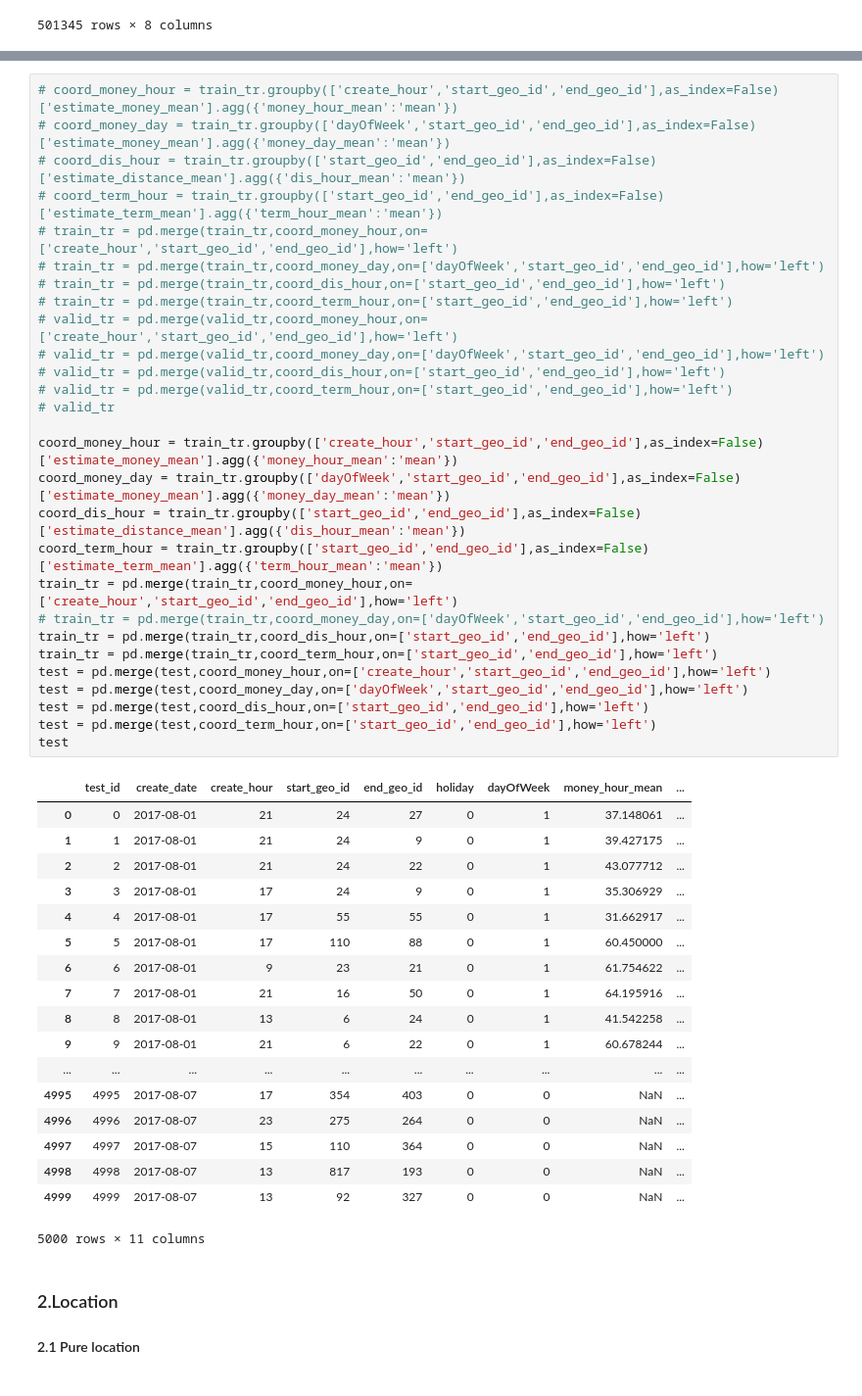
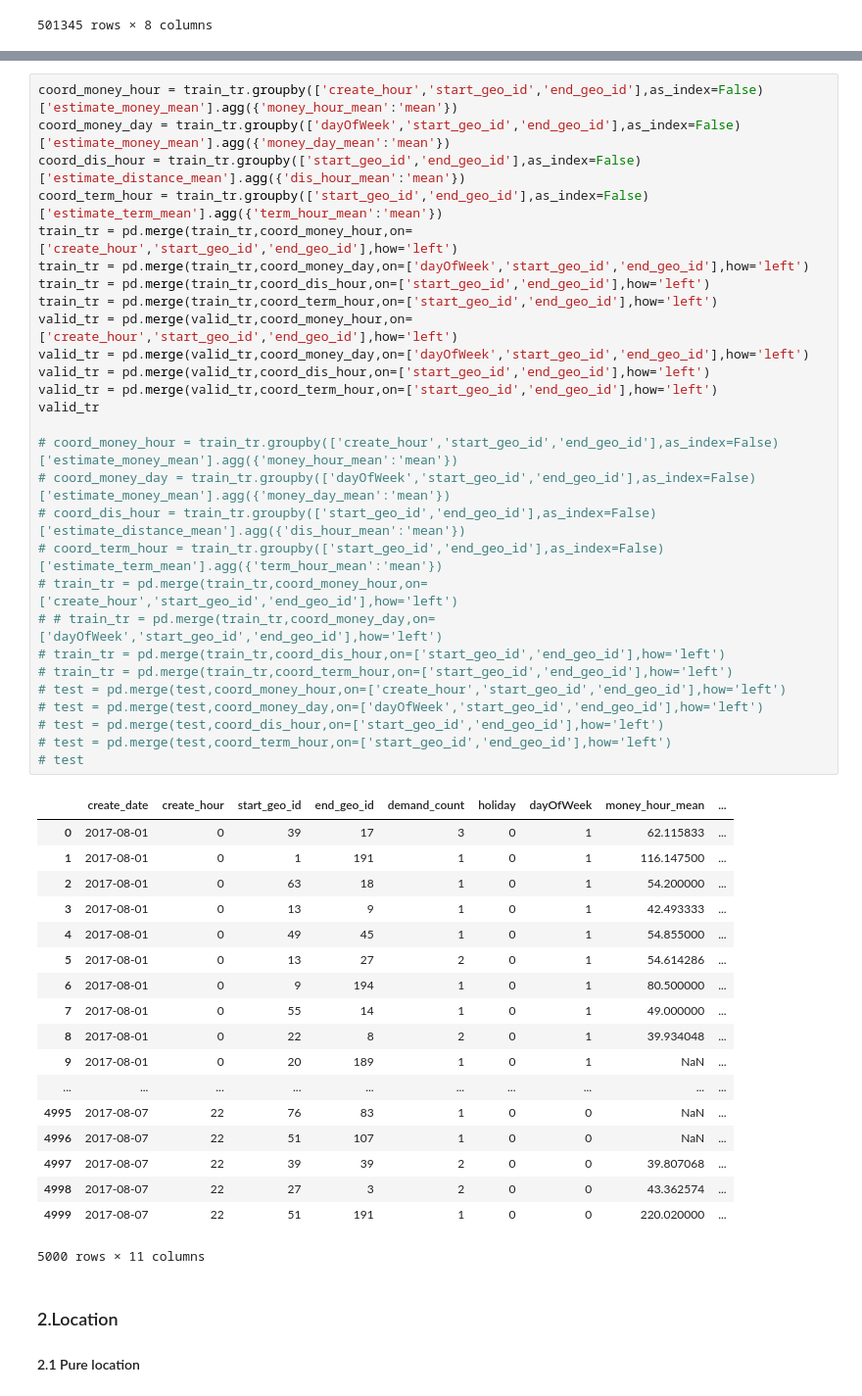
Before and after one commit to dereksjtu/UAI-Cup, a Jupyter notebook: code/FE2_UAI.ipynb, the cells around one changed output, grey strips where cells are left out. Shown at 98% size. Saved outputs shown, nothing was run; the diff lists cells and outputs as text.

Commit message:
fix trainning set

```diff
--- a/code/FE2_UAI.ipynb
+++ b/code/FE2_UAI.ipynb
@@ -352,49 +352,49 @@ test
 # %%
+coord_money_hour = train_tr.groupby(['create_hour','start_geo_id','end_geo_id'],as_index=False)['estimate_money_mean'].agg({'money_hour_mean':'mean'})
+coord_money_day = train_tr.groupby(['dayOfWeek','start_geo_id','end_geo_id'],as_index=False)['estimate_money_mean'].agg({'money_day_mean':'mean'})
+coord_dis_hour = train_tr.groupby(['start_geo_id','end_geo_id'],as_index=False)['estimate_distance_mean'].agg({'dis_hour_mean':'mean'})
+coord_term_hour = train_tr.groupby(['start_geo_id','end_geo_id'],as_index=False)['estimate_term_mean'].agg({'term_hour_mean':'mean'})
+train_tr = pd.merge(train_tr,coord_money_hour,on=['create_hour','start_geo_id','end_geo_id'],how='left')
+train_tr = pd.merge(train_tr,coord_money_day,on=['dayOfWeek','start_geo_id','end_geo_id'],how='left')
+train_tr = pd.merge(train_tr,coord_dis_hour,on=['start_geo_id','end_geo_id'],how='left')
+train_tr = pd.merge(train_tr,coord_term_hour,on=['start_geo_id','end_geo_id'],how='left')
+valid_tr = pd.merge(valid_tr,coord_money_hour,on=['create_hour','start_geo_id','end_geo_id'],how='left')
+valid_tr = pd.merge(valid_tr,coord_money_day,on=['dayOfWeek','start_geo_id','end_geo_id'],how='left')
+valid_tr = pd.merge(valid_tr,coord_dis_hour,on=['start_geo_id','end_geo_id'],how='left')
+valid_tr = pd.merge(valid_tr,coord_term_hour,on=['start_geo_id','end_geo_id'],how='left')
+valid_tr
+
 # coord_money_hour = train_tr.groupby(['create_hour','start_geo_id','end_geo_id'],as_index=False)['estimate_money_mean'].agg({'money_hour_mean':'mean'})
 # coord_money_day = train_tr.groupby(['dayOfWeek','start_geo_id','end_geo_id'],as_index=False)['estimate_money_mean'].agg({'money_day_mean':'mean'})
 # coord_dis_hour = train_tr.groupby(['start_geo_id','end_geo_id'],as_index=False)['estimate_distance_mean'].agg({'dis_hour_mean':'mean'})
 # coord_term_hour = train_tr.groupby(['start_geo_id','end_geo_id'],as_index=False)['estimate_term_mean'].agg({'term_hour_mean':'mean'})
 # train_tr = pd.merge(train_tr,coord_money_hour,on=['create_hour','start_geo_id','end_geo_id'],how='left')
-# train_tr = pd.merge(train_tr,coord_money_day,on=['dayOfWeek','start_geo_id','end_geo_id'],how='left')
+# # train_tr = pd.merge(train_tr,coord_money_day,on=['dayOfWeek','start_geo_id','end_geo_id'],how='left')
 # train_tr = pd.merge(train_tr,coord_dis_hour,on=['start_geo_id','end_geo_id'],how='left')
 # train_tr = pd.merge(train_tr,coord_term_hour,on=['start_geo_id','end_geo_id'],how='left')
-# valid_tr = pd.merge(valid_tr,coord_money_hour,on=['create_hour','start_geo_id','end_geo_id'],how='left')
-# valid_tr = pd.merge(valid_tr,coord_money_day,on=['dayOfWeek','start_geo_id','end_geo_id'],how='left')
-# valid_tr = pd.merge(valid_tr,coord_dis_hour,on=['start_geo_id','end_geo_id'],how='left')
-# valid_tr = pd.merge(valid_tr,coord_term_hour,on=['start_geo_id','end_geo_id'],how='left')
-# valid_tr
-
-coord_money_hour = train_tr.groupby(['create_hour','start_geo_id','end_geo_id'],as_index=False)['estimate_money_mean'].agg({'money_hour_mean':'mean'})
-coord_money_day = train_tr.groupby(['dayOfWeek','start_geo_id','end_geo_id'],as_index=False)['estimate_money_mean'].agg({'money_day_mean':'mean'})
-coord_dis_hour = train_tr.groupby(['start_geo_id','end_geo_id'],as_index=False)['estimate_distance_mean'].agg({'dis_hour_mean':'mean'})
-coord_term_hour = train_tr.groupby(['start_geo_id','end_geo_id'],as_index=False)['estimate_term_mean'].agg({'term_hour_mean':'mean'})
-train_tr = pd.merge(train_tr,coord_money_hour,on=['create_hour','start_geo_id','end_geo_id'],how='left')
-# train_tr = pd.merge(train_tr,coord_money_day,on=['dayOfWeek','start_geo_id','end_geo_id'],how='left')
-train_tr = pd.merge(train_tr,coord_dis_hour,on=['start_geo_id','end_geo_id'],how='left')
-train_tr = pd.merge(train_tr,coord_term_hour,on=['start_geo_id','end_geo_id'],how='left')
-test = pd.merge(test,coord_money_hour,on=['create_hour','start_geo_id','end_geo_id'],how='left')
-test = pd.merge(test,coord_money_day,on=['dayOfWeek','start_geo_id','end_geo_id'],how='left')
-test = pd.merge(test,coord_dis_hour,on=['start_geo_id','end_geo_id'],how='left')
-test = pd.merge(test,coord_term_hour,on=['start_geo_id','end_geo_id'],how='left')
-test
+# test = pd.merge(test,coord_money_hour,on=['create_hour','start_geo_id','end_geo_id'],how='left')
+# test = pd.merge(test,coord_money_day,on=['dayOfWeek','start_geo_id','end_geo_id'],how='left')
+# test = pd.merge(test,coord_dis_hour,on=['start_geo_id','end_geo_id'],how='left')
+# test = pd.merge(test,coord_term_hour,on=['start_geo_id','end_geo_id'],how='left')
+# test
 # %% [output]
-|  | test_id | create_date | create_hour | start_geo_id | end_geo_id | holiday | dayOfWeek | money_hour_mean | ... |
-| 0 | 0 | 2017-08-01 | 21 | 24 | 27 | 0 | 1 | 37.148061 | ... |
-| 1 | 1 | 2017-08-01 | 21 | 24 | 9 | 0 | 1 | 39.427175 | ... |
-| 2 | 2 | 2017-08-01 | 21 | 24 | 22 | 0 | 1 | 43.077712 | ... |
-| 3 | 3 | 2017-08-01 | 17 | 24 | 9 | 0 | 1 | 35.306929 | ... |
-| 4 | 4 | 2017-08-01 | 17 | 55 | 55 | 0 | 1 | 31.662917 | ... |
-| 5 | 5 | 2017-08-01 | 17 | 110 | 88 | 0 | 1 | 60.450000 | ... |
-| 6 | 6 | 2017-08-01 | 9 | 23 | 21 | 0 | 1 | 61.754622 | ... |
-| 7 | 7 | 2017-08-01 | 21 | 16 | 50 | 0 | 1 | 64.195916 | ... |
-| 8 | 8 | 2017-08-01 | 13 | 6 | 24 | 0 | 1 | 41.542258 | ... |
-| 9 | 9 | 2017-08-01 | 21 | 6 | 22 | 0 | 1 | 60.678244 | ... |
+|  | create_date | create_hour | start_geo_id | end_geo_id | demand_count | holiday | dayOfWeek | money_hour_mean | ... |
+| 0 | 2017-08-01 | 0 | 39 | 17 | 3 | 0 | 1 | 62.115833 | ... |
+| 1 | 2017-08-01 | 0 | 1 | 191 | 1 | 0 | 1 | 116.147500 | ... |
+| 2 | 2017-08-01 | 0 | 63 | 18 | 1 | 0 | 1 | 54.200000 | ... |
+| 3 | 2017-08-01 | 0 | 13 | 9 | 1 | 0 | 1 | 42.493333 | ... |
+| 4 | 2017-08-01 | 0 | 49 | 45 | 1 | 0 | 1 | 54.855000 | ... |
+| 5 | 2017-08-01 | 0 | 13 | 27 | 2 | 0 | 1 | 54.614286 | ... |
+| 6 | 2017-08-01 | 0 | 9 | 194 | 1 | 0 | 1 | 80.500000 | ... |
+| 7 | 2017-08-01 | 0 | 55 | 14 | 1 | 0 | 1 | 49.000000 | ... |
+| 8 | 2017-08-01 | 0 | 22 | 8 | 2 | 0 | 1 | 39.934048 | ... |
+| 9 | 2017-08-01 | 0 | 20 | 189 | 1 | 0 | 1 | NaN | ... |
 | ... | ... | ... | ... | ... | ... | ... | ... | ... | ... |
-| 4995 | 4995 | 2017-08-07 | 17 | 354 | 403 | 0 | 0 | NaN | ... |
-| 4996 | 4996 | 2017-08-07 | 23 | 275 | 264 | 0 | 0 | NaN | ... |
-| 4997 | 4997 | 2017-08-07 | 15 | 110 | 364 | 0 | 0 | NaN | ... |
-| 4998 | 4998 | 2017-08-07 | 13 | 817 | 193 | 0 | 0 | NaN | ... |
-| 4999 | 4999 | 2017-08-07 | 13 | 92 | 327 | 0 | 0 | NaN | ... |
+| 4995 | 2017-08-07 | 22 | 76 | 83 | 1 | 0 | 0 | NaN | ... |
+| 4996 | 2017-08-07 | 22 | 51 | 107 | 1 | 0 | 0 | NaN | ... |
+| 4997 | 2017-08-07 | 22 | 39 | 39 | 2 | 0 | 0 | 39.807068 | ... |
+| 4998 | 2017-08-07 | 22 | 27 | 3 | 2 | 0 | 0 | 43.362574 | ... |
+| 4999 | 2017-08-07 | 22 | 51 | 191 | 1 | 0 | 0 | 220.020000 | ... |
 5000 rows × 11 columns
 # %% [markdown]
 ### 2.Location
```
Also changed, not shown: parts of 16 cells of this notebook.
